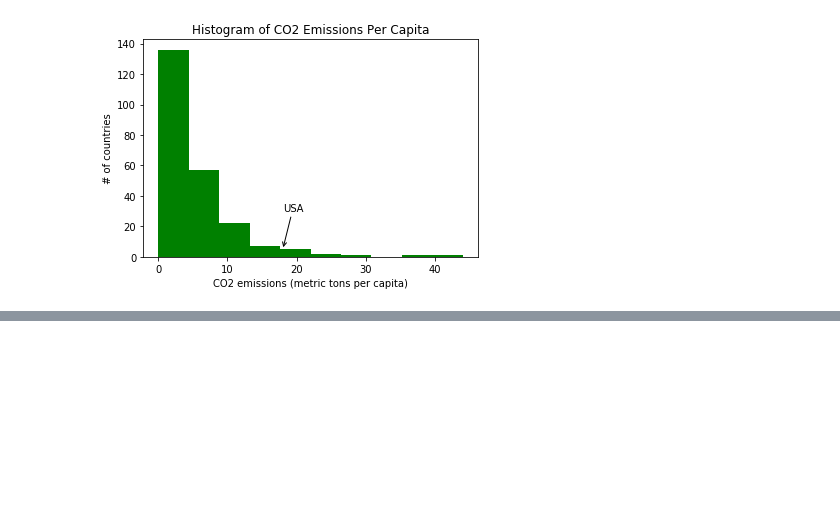
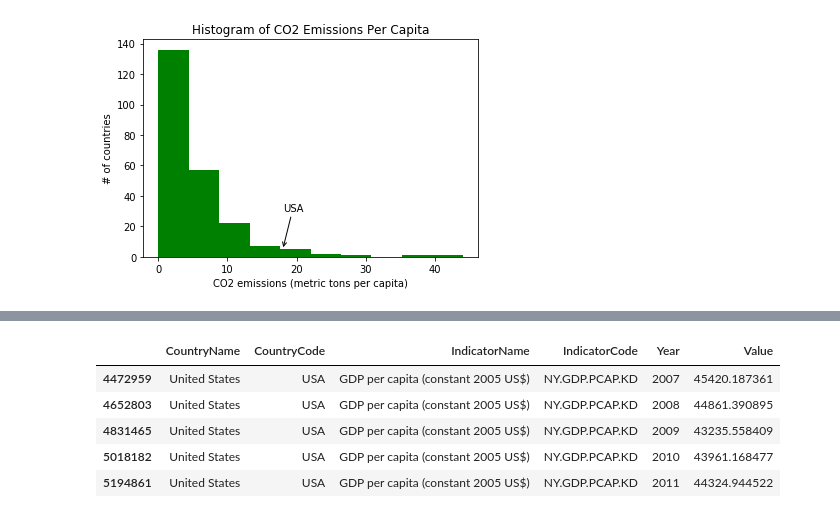
Before and after one commit to synaplasticity/python4datascience, a Jupyter notebook: Week5-Visualization/Matlibplot_practise.ipynb, the cells around one changed output, grey strips where cells are left out. Cells and saved outputs as stored; diff of their text form; code cells hidden in the pictures; blank space fills up the shorter version.

```diff
--- a/Week5-Visualization/Matlibplot_practise.ipynb
+++ b/Week5-Visualization/Matlibplot_practise.ipynb
@@ -175,0 +228,9 @@ plt.show()
+# %%
+gdp_trunc.tail()
+# %% [output]
+|  | CountryName | CountryCode | IndicatorName | IndicatorCode | Year | Value |
+| 4472959 | United States | USA | GDP per capita (constant 2005 US$) | NY.GDP.PCAP.KD | 2007 | 45420.187361 |
+| 4652803 | United States | USA | GDP per capita (constant 2005 US$) | NY.GDP.PCAP.KD | 2008 | 44861.390895 |
+| 4831465 | United States | USA | GDP per capita (constant 2005 US$) | NY.GDP.PCAP.KD | 2009 | 43235.558409 |
+| 5018182 | United States | USA | GDP per capita (constant 2005 US$) | NY.GDP.PCAP.KD | 2010 | 43961.168477 |
+| 5194861 | United States | USA | GDP per capita (constant 2005 US$) | NY.GDP.PCAP.KD | 2011 | 44324.944522 |
```
Also changed, not shown: parts of 29 cells of this notebook, 1 other file.
